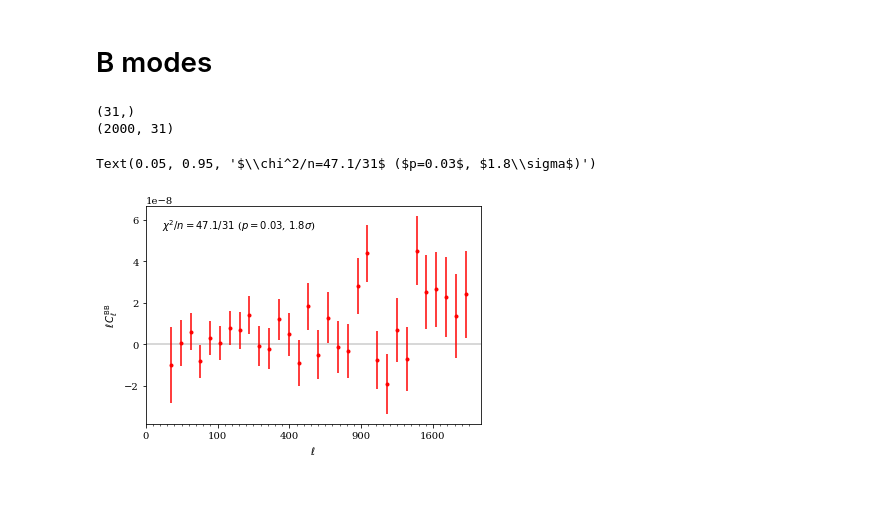
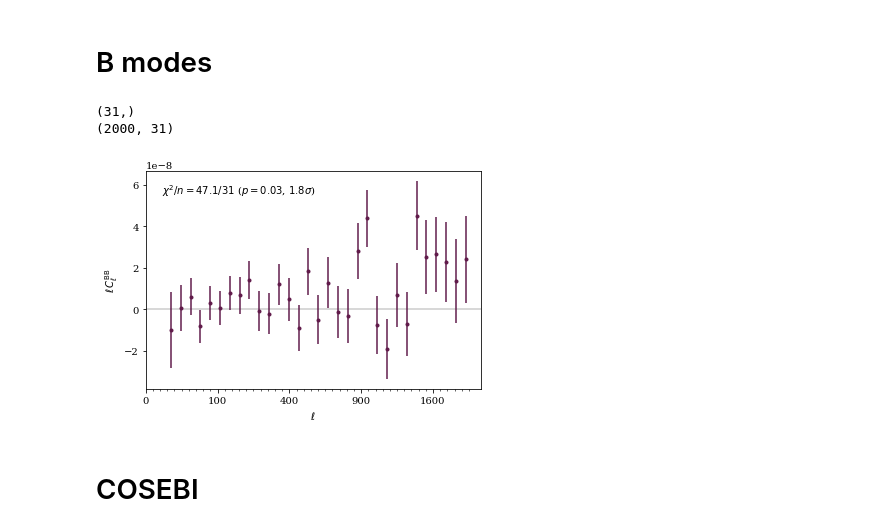
Before and after one commit to des-science/Y3_shearcat_tests, a Jupyter notebook: final_plots_paper/All_the_plots.ipynb, the cells around one changed output. Cells and saved outputs as stored; diff of their text form; code cells hidden in the pictures; blank space fills up the shorter version.

Commit message:
plots...

```diff
--- a/final_plots_paper/All_the_plots.ipynb
+++ b/final_plots_paper/All_the_plots.ipynb
@@ -716,34 +716,35 @@ plt.savefig(plot_dir + 'stellar-contamination-biases_{0}.pdf'.format(mastercat_v
 import pickle
 import scipy.stats
 cls = pickle.load(open('../B-modes/data/cls_Y3_mastercat_03_31_20_Bmode_gsims_non-tomo_highell_nopureE_countmode_C1_apo0.0_nside1024_withrandoms.pickle','rb'))
 EB = 3
 ell = cls['ell'][1:]
 cl_obs = cls['galaxy_shear','galaxy_shear'][0,0]['data'][EB,1:]
 cl_r = cls['galaxy_shear','galaxy_shear'][0,0]['random'][:,EB,1:]
 diff = cl_obs-np.mean(cl_r, axis=0)
 print(cl_obs.shape)
 print(cl_r.shape)
 plt.axhline(y=0, c='.8', zorder=-99)
 plt.errorbar(np.sqrt(ell), ell*(diff), ell*np.std(cl_r, axis=0),
-             marker='o', ms=3, c='r', ls=' '
+             marker='o', ms=3, c=colors[0], ls=' '
             )
 xx = np.arange(0,np.sqrt(2048), 10).astype(int)
 ax = plt.gca()
 ax.set_xticks(xx)#, xx**2);
 ax.set_xticklabels(xx**2)
 xx = np.arange(0,np.sqrt(2048), 1).astype(int)
 ax = plt.gca()
 ax.set_xticks(xx, minor=True);
 ax.set_xlabel('$\\ell$')
 ax.set_ylabel('$\ell \\, C_\\ell^{\\rm BB}$')
 cov = np.cov(cl_r, rowvar=False)
 chi2 = np.dot(diff, np.dot(np.linalg.inv(cov), diff))
 pval = scipy.stats.chi2.sf(chi2, df=len(ell))
 sigmas = scipy.stats.norm.isf(pval)
 plt.text(0.05, 0.95, '$\\chi^2/n={:.1f}/31$ ($p={:.2f}$, ${:.1f}\\sigma$)'.format(chi2, pval, sigmas), ha='left', va='top', transform=ax.transAxes)
-plt.savefig(plot_dir + './figurestellar-contamination-biases_{0}.pdf'.format(mastercat_version), bbox_inches='tight')
+plt.savefig('./figures/B_modes.pdf', bbox_inches='tight')
 # %% [output]
 (31,)
 (2000, 31)
-Text(0.05, 0.95, '$\\chi^2/n=47.1/31$ ($p=0.03$, $1.8\\sigma$)')
-[figure, old version]
+[figure, new version]
+# %% [markdown]
+# COSEBI
```
